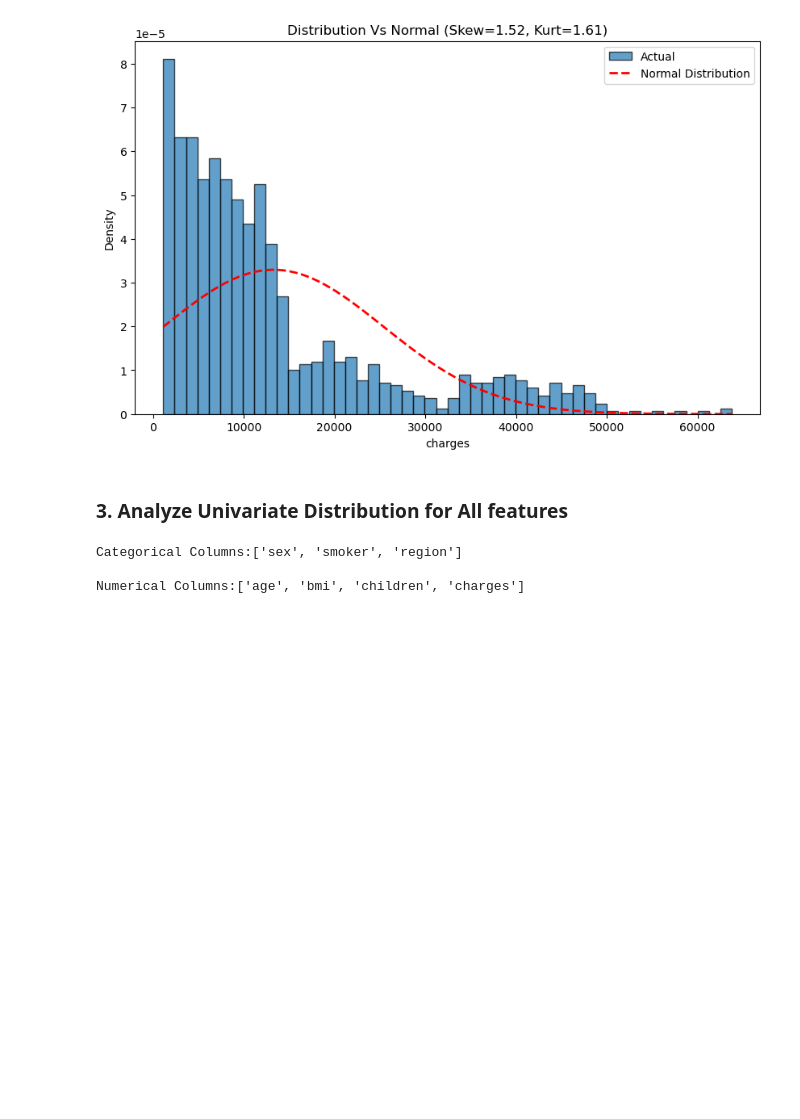
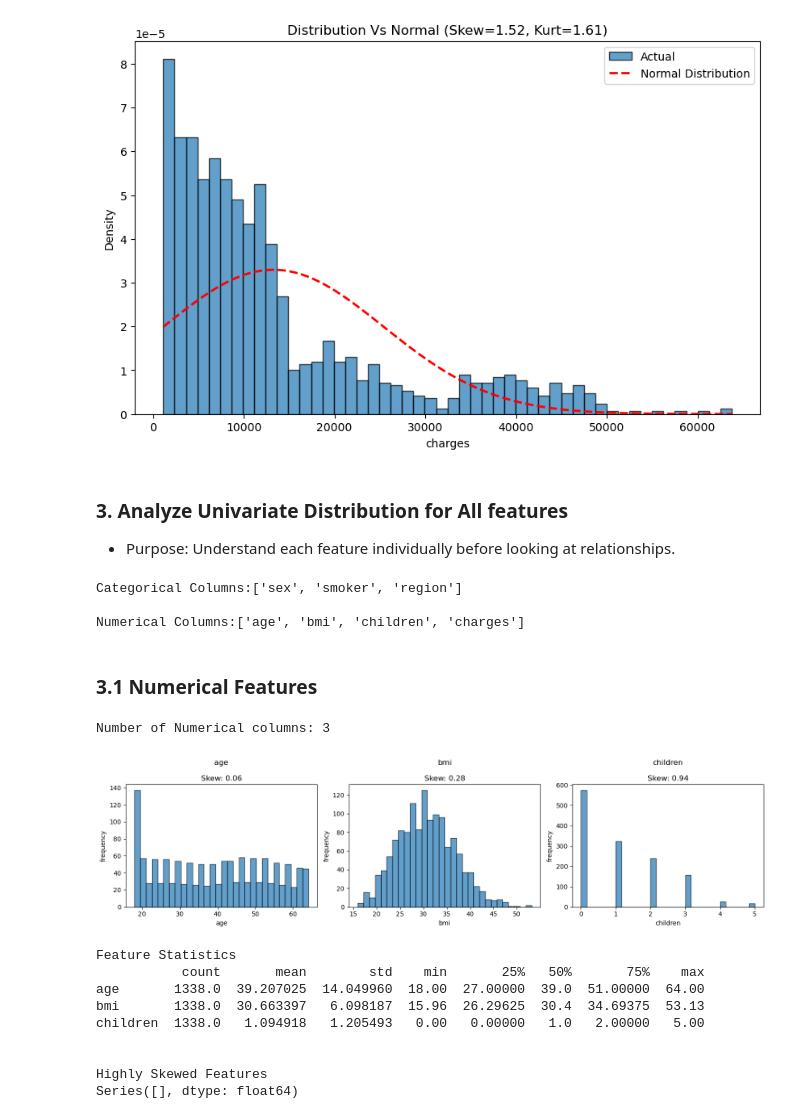
Before and after one commit to the-liyanage/applied-machine-learning, a Jupyter notebook: regression/medical-expense-prediction/medical_expense_prediction.ipynb, the cells around one changed output. Drawn from its saved outputs; the diff is of its cells as text; code cells hidden in the pictures; blank space fills up the shorter version.

```diff
--- a/regression/medical-expense-prediction/medical_expense_prediction.ipynb
+++ b/regression/medical-expense-prediction/medical_expense_prediction.ipynb
@@ -145,6 +145,7 @@ plt.show()
 [figure]
 # %% [markdown]
 ### 3. Analyze Univariate Distribution for All features
+  - Purpose: Understand each feature individually before looking at relationships.
 # %%
 # Identifying Column Data types
 
@@ -157,11 +158,51 @@ print(f"Numerical Columns:{num_col}\n")
 Categorical Columns:['sex', 'smoker', 'region']
 
 Numerical Columns:['age', 'bmi', 'children', 'charges']
+# %% [markdown]
+### 3.1 Numerical Features
 # %%
 if target in num_col:
     num_col.remove(target)  #We will analyze target seperately
 
 # Create distribution plots for all numerical features
+print(f"Number of Numerical columns: {len(num_col)}\n")
+n_cols = 3   # 3 plots per row
+n_rows = (len(num_col) + n_cols - 1)// n_cols
 
-n_cols = 3
-n_rows = (len(num_col) + n_cols - 1)
+
+fig, axes = plt.subplots(n_rows, n_cols, figsize =(15,  4 * n_rows))
+axes = axes.flatten()
+
+for idx, col in enumerate(num_col):
+    axes[idx].hist(medical_df[col].dropna(), bins = 30, edgecolor = "black", alpha = 0.7)
+    axes[idx].set_title(f"{col}\n\nSkew: {medical_df[col].skew():.2f}")
+    axes[idx].set_xlabel(col)
+    axes[idx].set_ylabel("frequency")
+
+
+for idx in range(len(num_col), len(axes)):
+    axes[idx].axis("off")
+
+plt.tight_layout()
+plt.show()
+
+# Detailed statistics for each feature
+print("\nFeature Statistics ")
+print(medical_df[num_col].describe().T)
+
+# Check for Skewed features
+print("\n\nHighly Skewed Features ")
+skewed_features = medical_df[num_col].skew().abs().sort_values(ascending = False)
+print(skewed_features[skewed_features > 1])
+# %% [output]
+Number of Numerical columns: 3
+[figure, added]
+Feature Statistics
+           count       mean        std    min       25%   50%       75%    max
+age       1338.0  39.207025  14.049960  18.00  27.00000  39.0  51.00000  64.00
+bmi       1338.0  30.663397   6.098187  15.96  26.29625  30.4  34.69375  53.13
+children  1338.0   1.094918   1.205493   0.00   0.00000   1.0   2.00000   5.00
+
+
+Highly Skewed Features
+Series([], dtype: float64)
```
Also changed, not shown: parts of 9 cells of this notebook.
